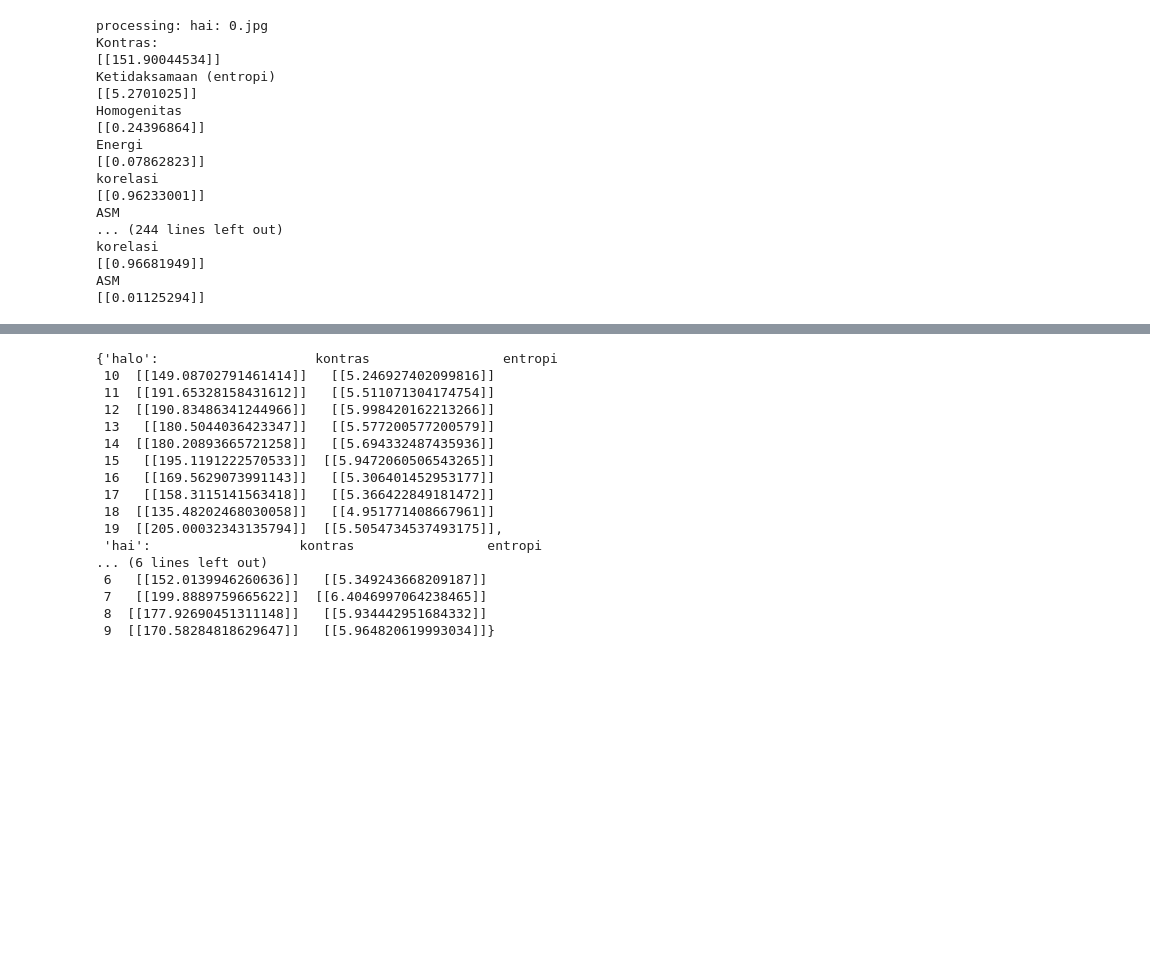
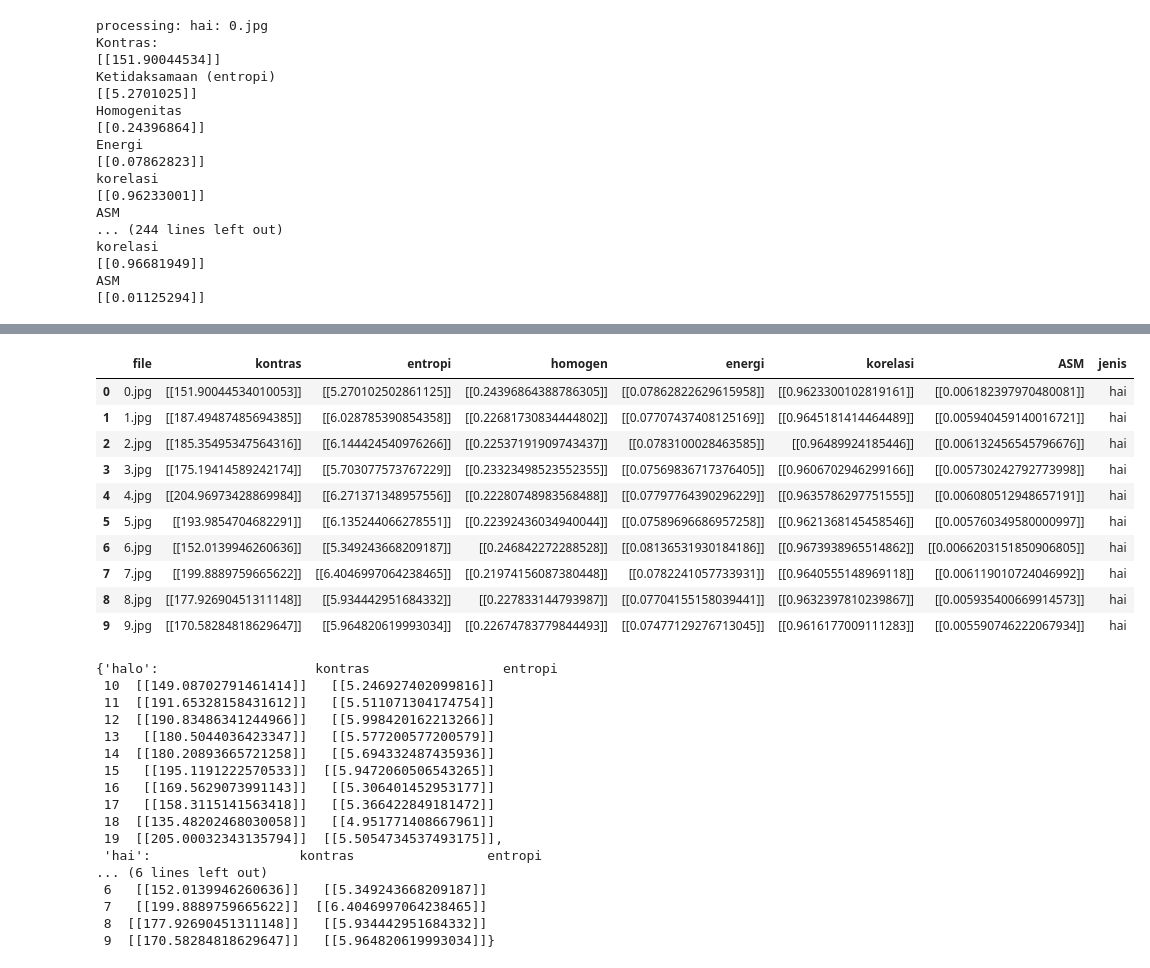
Before and after one commit to IritaSee/octave_study, a Jupyter notebook: halohai/halohai_glcm.ipynb, the cells around one changed output, grey strips where cells are left out. Cells and saved outputs as stored; diff of their text form; code cells hidden in the pictures; blank space fills up the shorter version.

```diff
--- a/halohai/halohai_glcm.ipynb
+++ b/halohai/halohai_glcm.ipynb
@@ -169,6 +169,20 @@ data_halo
 | 17 | 7.jpg | [[158.3115141563418]] | [[5.366422849181472]] | [[0.24479838821499011]] | [[0.08047107858980383]] | [[0.9617636418973721]] | [[0.0064755944894063855]] | halo |
 | 18 | 8.jpg | [[135.48202468030058]] | [[4.951771408667961]] | [[0.25618974288461416]] | [[0.08023732907605396]] | [[0.9648793737563018]] | [[0.006438028977258975]] | halo |
 | 19 | 9.jpg | [[205.00032343135794]] | [[5.5054734537493175]] | [[0.26530508370530204]] | [[0.10607987988507954]] | [[0.9668194911036918]] | [[0.011252940916432901]] | halo |
+# %%
+data_hai
+# %% [output]
+|  | file | kontras | entropi | homogen | energi | korelasi | ASM | jenis |
+| 0 | 0.jpg | [[151.90044534010053]] | [[5.270102502861125]] | [[0.24396864388786305]] | [[0.07862822629615958]] | [[0.9623300102819161]] | [[0.006182397970480081]] | hai |
+| 1 | 1.jpg | [[187.49487485694385]] | [[6.028785390854358]] | [[0.22681730834444802]] | [[0.07707437408125169]] | [[0.9645181414464489]] | [[0.005940459140016721]] | hai |
+| 2 | 2.jpg | [[185.35495347564316]] | [[6.144424540976266]] | [[0.22537191909743437]] | [[0.0783100028463585]] | [[0.96489924185446]] | [[0.006132456545796676]] | hai |
+| 3 | 3.jpg | [[175.19414589242174]] | [[5.703077573767229]] | [[0.23323498523552355]] | [[0.07569836717376405]] | [[0.9606702946299166]] | [[0.005730242792773998]] | hai |
+| 4 | 4.jpg | [[204.96973428869984]] | [[6.271371348957556]] | [[0.22280748983568488]] | [[0.07797764390296229]] | [[0.9635786297751555]] | [[0.006080512948657191]] | hai |
+| 5 | 5.jpg | [[193.9854704682291]] | [[6.135244066278551]] | [[0.22392436034940044]] | [[0.07589696686957258]] | [[0.9621368145458546]] | [[0.005760349580000997]] | hai |
+| 6 | 6.jpg | [[152.0139946260636]] | [[5.349243668209187]] | [[0.246842272288528]] | [[0.08136531930184186]] | [[0.9673938965514862]] | [[0.0066203151850906805]] | hai |
+| 7 | 7.jpg | [[199.8889759665622]] | [[6.4046997064238465]] | [[0.21974156087380448]] | [[0.0782241057733931]] | [[0.9640555148969118]] | [[0.006119010724046992]] | hai |
+| 8 | 8.jpg | [[177.92690451311148]] | [[5.934442951684332]] | [[0.227833144793987]] | [[0.07704155158039441]] | [[0.9632397810239867]] | [[0.005935400669914573]] | hai |
+| 9 | 9.jpg | [[170.58284818629647]] | [[5.964820619993034]] | [[0.22674783779844493]] | [[0.07477129276713045]] | [[0.9616177009111283]] | [[0.005590746222067934]] | hai |
 # %%
 
 simple_data={'halo':[[]],'hai':[[]]}
```
Also changed, not shown: parts of 2 cells of this notebook.
